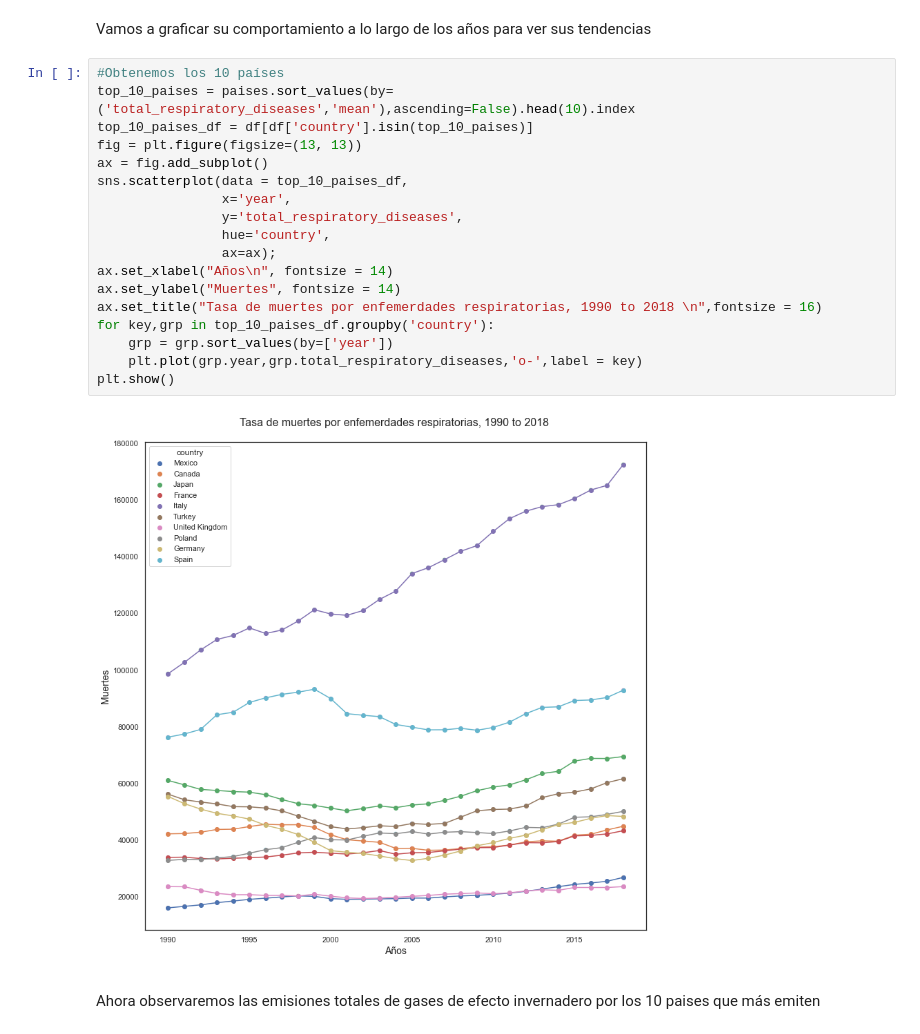
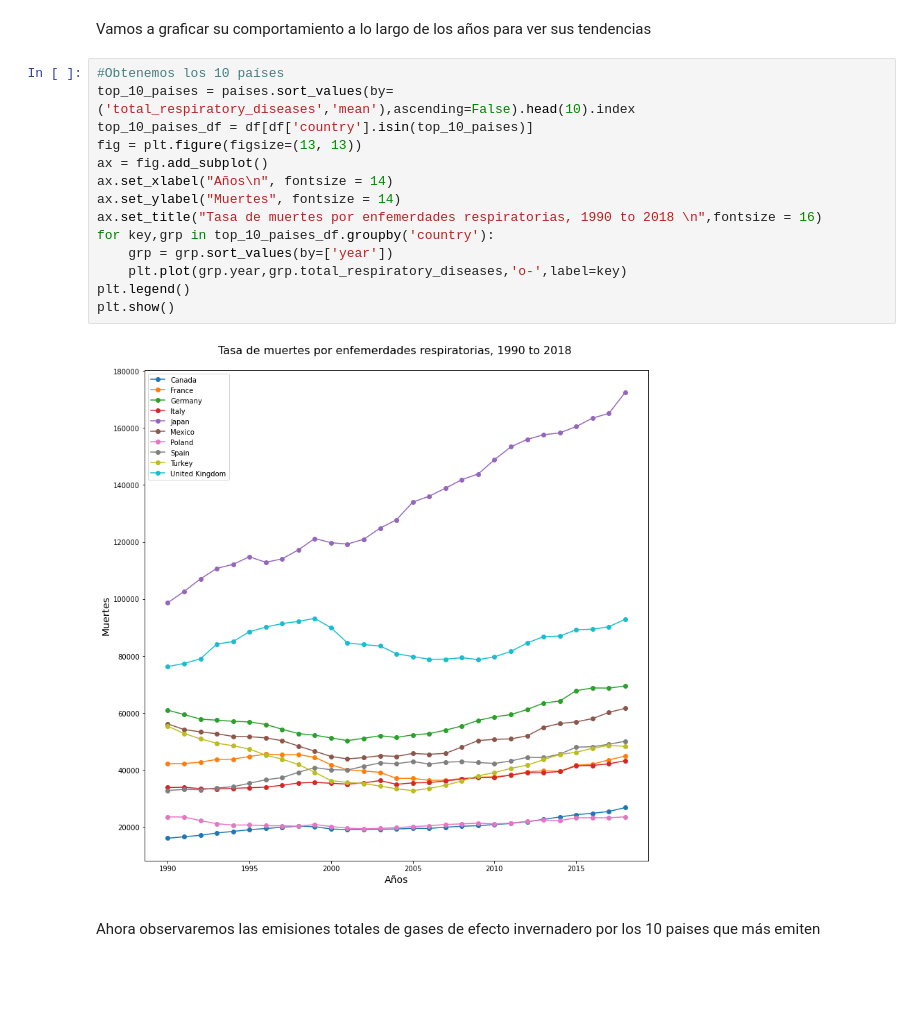
Before and after one commit to OmarGard/Bedu-E2-Modulo5, a Jupyter notebook: Notebook.ipynb, the cells around one changed output. Saved outputs shown, nothing was run; the diff lists cells and outputs as text; blank space fills up the shorter version.

```diff
--- a/Notebook.ipynb
+++ b/Notebook.ipynb
@@ -282,23 +282,19 @@ Vamos a graficar su comportamiento a lo largo de los años para ver sus tendenci
 # %%
 #Obtenemos los 10 países
 top_10_paises = paises.sort_values(by=('total_respiratory_diseases','mean'),ascending=False).head(10).index
 top_10_paises_df = df[df['country'].isin(top_10_paises)]
 fig = plt.figure(figsize=(13, 13))
 ax = fig.add_subplot()
-sns.scatterplot(data = top_10_paises_df,
-                x='year',
-                y='total_respiratory_diseases',
-                hue='country',
-                ax=ax);
 ax.set_xlabel("Años\n", fontsize = 14)
 ax.set_ylabel("Muertes", fontsize = 14)
 ax.set_title("Tasa de muertes por enfemerdades respiratorias, 1990 to 2018 \n",fontsize = 16)
 for key,grp in top_10_paises_df.groupby('country'):
     grp = grp.sort_values(by=['year'])
-    plt.plot(grp.year,grp.total_respiratory_diseases,'o-',label = key)
+    plt.plot(grp.year,grp.total_respiratory_diseases,'o-',label=key)
+plt.legend()
 plt.show()
 # %% [output]
-[figure, old version]
+[figure, new version]
 # %% [markdown]
 Ahora observaremos las emisiones totales de gases de efecto invernadero por los 10 paises que más emiten
 # %%
```
Also changed, not shown: parts of 4 cells of this notebook.
